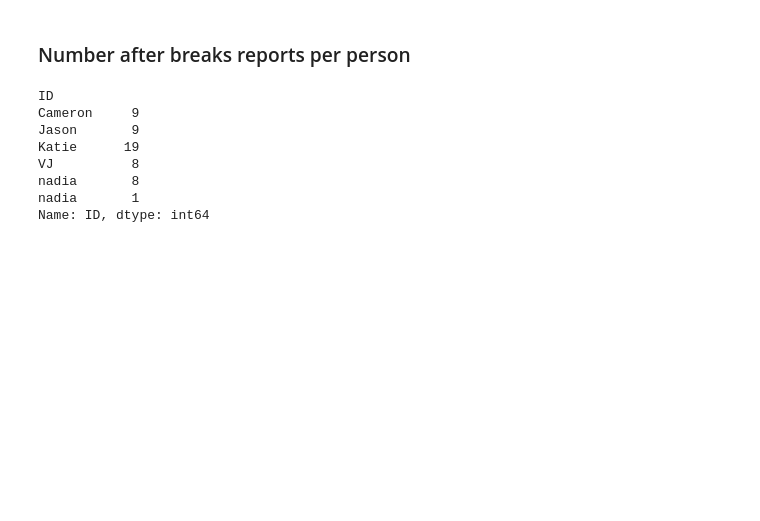
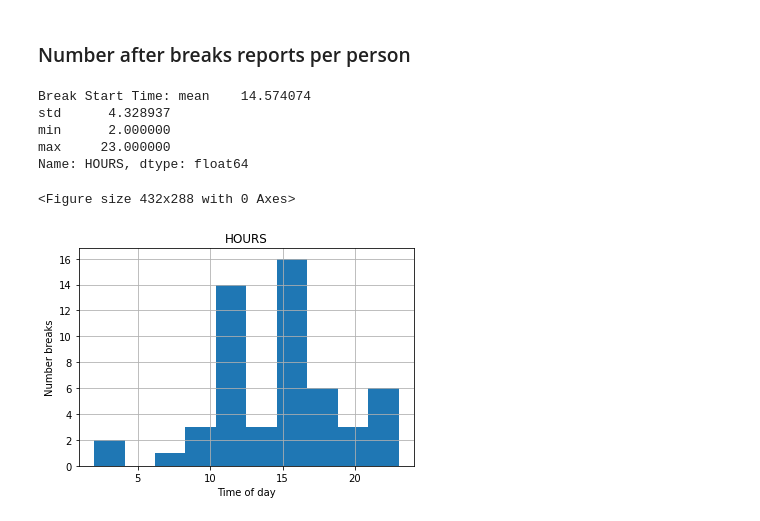
Before and after one commit to greendinosaur/awareness, a Jupyter notebook: notebooks/analysis.ipynb, the cells around one changed output. Drawn from its saved outputs; the diff is of its cells as text; code cells hidden in the pictures; blank space fills up the shorter version.

```diff
--- a/notebooks/analysis.ipynb
+++ b/notebooks/analysis.ipynb
@@ -261,15 +402,47 @@ Freq: D, Name: TIMESTAMP, dtype: int64
 # %% [markdown]
 ### Number after breaks reports per person
-# %%
-
-
-print(df_clean_exp.loc[(df_clean_exp.RELATION_BEAK =='After break')].groupby(['ID'])['ID'].count())
-# %% [output]
-ID
-Cameron     9
-Jason       9
-Katie      19
-VJ          8
-nadia       8
-nadia       1
-Name: ID, dtype: int64
+# %%
+# Look at distribution of when in the day teh break took place
+def calc_actual_activity_start_time(df_calc, x):
+
+    duration = max(0, df_calc.iloc[x]['BREAK_DURATION'])
+
+    break_time = df_calc.iloc[x]['ACTUAL_ACTIVITY_TIME'] if (df_calc.iloc[x]['ACTUAL_ACTIVITY_TIME'] and str(df_calc.iloc[x]['ACTUAL_ACTIVITY_TIME']) != 'NaT') else df_calc.iloc[x]['TIMESTAMP']
+
+    # now just get the time part of the date and subtract the duration to get the start time
+    start_time = break_time + timedelta(minutes = duration)
+    return start_time
+
+def calc_activity_start_time(df_calc):
+
+    result = []
+    for x in range(len(df_calc)):
+        result.append(calc_actual_activity_start_time(df_calc,x))
+    return result
+
+df_clean_exp['ACTIVITY_START_TIME'] = calc_activity_start_time(df_clean_exp)
+
+df_clean_exp['HOURS'] = df_clean_exp["ACTIVITY_START_TIME"].dt.hour
+
+print("Break Start Time:",df_clean_exp.loc[(df_clean_exp.RELATION_BEAK =='After break')]['HOURS'].agg({'mean','std','min','max'}))
+
+plt.clf()
+axarr = df_clean_exp.loc[(df_clean_exp.RELATION_BEAK =='After break')].hist(column='HOURS', legend=False)
+
+#ax = axarr[0]
+#for x in ax:
+#    x.set_title('')
+#    x.set_xlabel("Time of Day", labelpad=20, weight='bold', size=12)
+#    x.set_ylabel("Number breaks", labelpad=20, weight='bold', size=12)
+
+plt.xlabel("Time of day")
+plt.ylabel("Number breaks")
+plt.savefig('../data/break_starttime_hist.png')
+# %% [output]
+Break Start Time: mean    14.574074
+std      4.328937
+min      2.000000
+max     23.000000
+Name: HOURS, dtype: float64
+<Figure size 432x288 with 0 Axes>
+[figure, added]
```
Also changed, not shown: parts of 23 cells of this notebook.
